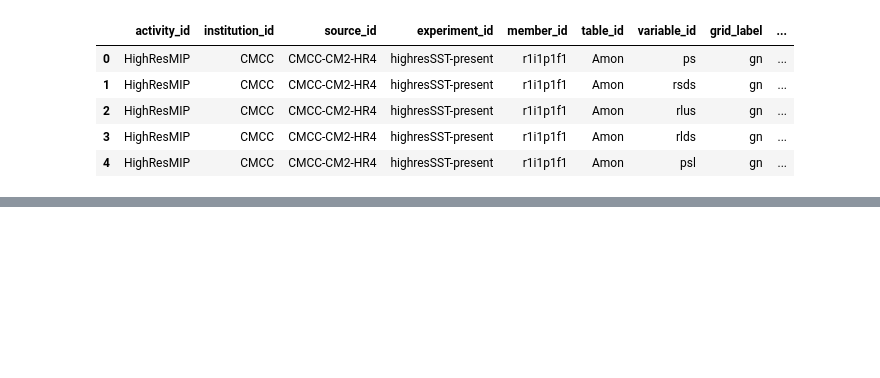
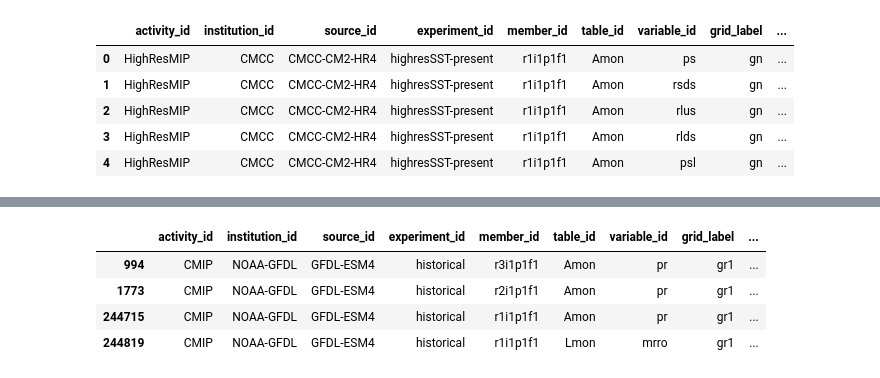
Before and after one commit to jeremyjcheng/106_project3, a Jupyter notebook: eda.ipynb, the cells around one changed output, grey strips where cells are left out. Cells and saved outputs as stored; diff of their text form; code cells hidden in the pictures; blank space fills up the shorter version.

```diff
--- a/eda.ipynb
+++ b/eda.ipynb
@@ -171,0 +29,15 @@ ds.tas.sel(time='1950-01').squeeze().plot()
+# %%
+precipitation_runoff = df[
+   (df['activity_id'] == 'CMIP') &
+   (df['experiment_id'] == 'historical') &
+   (df['variable_id'].isin(['pr', 'mrro'])) &
+   (df['table_id'].isin(['Amon', 'Lmon'])) &
+   (df['source_id'] == 'GFDL-ESM4')
+]
+precipitation_runoff
+# %% [output]
+|  | activity_id | institution_id | source_id | experiment_id | member_id | table_id | variable_id | grid_label | ... |
+| 994 | CMIP | NOAA-GFDL | GFDL-ESM4 | historical | r3i1p1f1 | Amon | pr | gr1 | ... |
+| 1773 | CMIP | NOAA-GFDL | GFDL-ESM4 | historical | r2i1p1f1 | Amon | pr | gr1 | ... |
+| 244715 | CMIP | NOAA-GFDL | GFDL-ESM4 | historical | r1i1p1f1 | Amon | pr | gr1 | ... |
+| 244819 | CMIP | NOAA-GFDL | GFDL-ESM4 | historical | r1i1p1f1 | Lmon | mrro | gr1 | ... |
```
Also changed, not shown: parts of 13 cells of this notebook.
